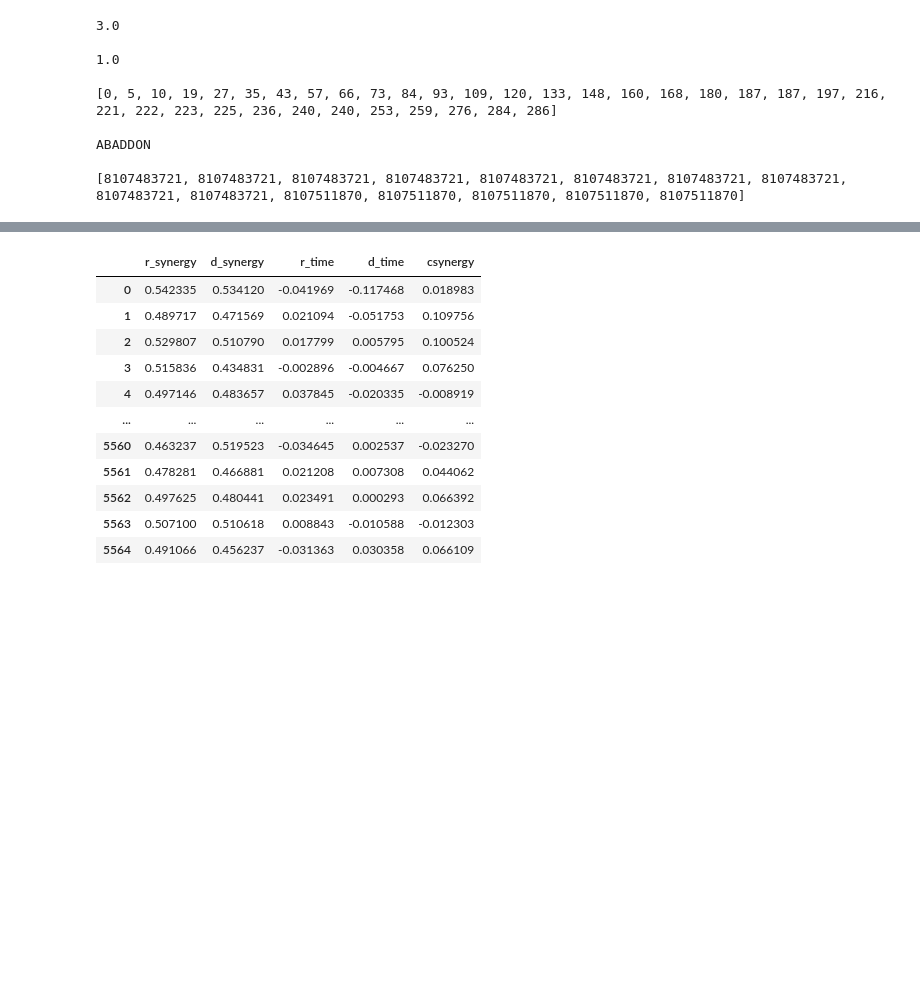
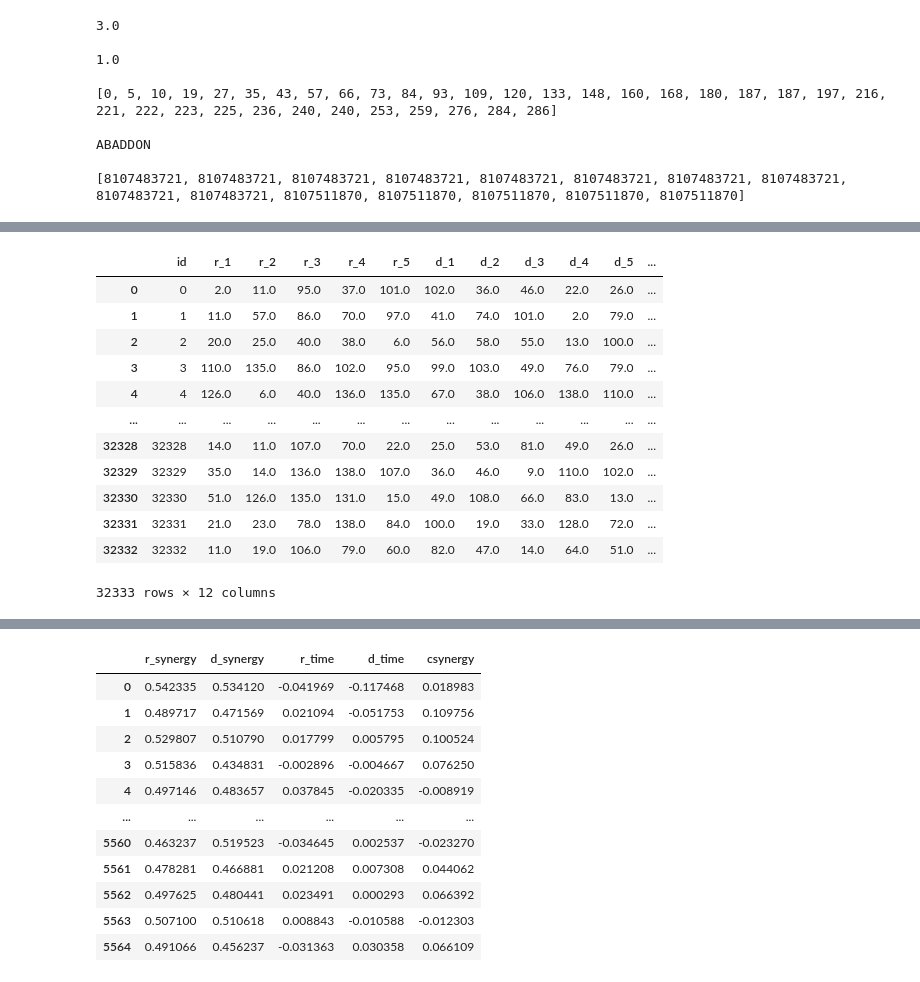
Before and after one commit to URODETC/dota_predictions-AI, a Jupyter notebook: dota_analytics.ipynb, the cells around one changed output, grey strips where cells are left out. Drawn from its saved outputs; the diff is of its cells as text; code cells hidden in the pictures; blank space fills up the shorter version.

```diff
--- a/dota_analytics.ipynb
+++ b/dota_analytics.ipynb
@@ -239,7 +272,27 @@ df = df.sort_index().drop(columns=['_grp','gold10'])
 # %%
 data = (df.assign(player_slot=df["player_slot"] +(df.groupby(["id", "player_slot"])
 .cumcount()+1))
 .pivot_table(index="id", columns="player_slot",values="hero_id"))
+hero_position = (
+    df.groupby('hero_id')['position']
+      .apply(list)
+      .to_dict()
+)
 data.columns = range(data.shape[1])
 data.columns = ['r_1','r_2','r_3','r_4','r_5','d_1','d_2','d_3','d_4','d_5']
 data = data.merge(df[['id', 'duration']].drop_duplicates(subset=['id']), on='id', how='left')
+data
+# %% [output]
+|  | id | r_1 | r_2 | r_3 | r_4 | r_5 | d_1 | d_2 | d_3 | d_4 | d_5 | ... |
+| 0 | 0 | 2.0 | 11.0 | 95.0 | 37.0 | 101.0 | 102.0 | 36.0 | 46.0 | 22.0 | 26.0 | ... |
+| 1 | 1 | 11.0 | 57.0 | 86.0 | 70.0 | 97.0 | 41.0 | 74.0 | 101.0 | 2.0 | 79.0 | ... |
+| 2 | 2 | 20.0 | 25.0 | 40.0 | 38.0 | 6.0 | 56.0 | 58.0 | 55.0 | 13.0 | 100.0 | ... |
+| 3 | 3 | 110.0 | 135.0 | 86.0 | 102.0 | 95.0 | 99.0 | 103.0 | 49.0 | 76.0 | 79.0 | ... |
+| 4 | 4 | 126.0 | 6.0 | 40.0 | 136.0 | 135.0 | 67.0 | 38.0 | 106.0 | 138.0 | 110.0 | ... |
+| ... | ... | ... | ... | ... | ... | ... | ... | ... | ... | ... | ... | ... |
+| 32328 | 32328 | 14.0 | 11.0 | 107.0 | 70.0 | 22.0 | 25.0 | 53.0 | 81.0 | 49.0 | 26.0 | ... |
+| 32329 | 32329 | 35.0 | 14.0 | 136.0 | 138.0 | 107.0 | 36.0 | 46.0 | 9.0 | 110.0 | 102.0 | ... |
+| 32330 | 32330 | 51.0 | 126.0 | 135.0 | 131.0 | 15.0 | 49.0 | 108.0 | 66.0 | 83.0 | 13.0 | ... |
+| 32331 | 32331 | 21.0 | 23.0 | 78.0 | 138.0 | 84.0 | 100.0 | 19.0 | 33.0 | 128.0 | 72.0 | ... |
+| 32332 | 32332 | 11.0 | 19.0 | 106.0 | 79.0 | 60.0 | 82.0 | 47.0 | 14.0 | 64.0 | 51.0 | ... |
+32333 rows × 12 columns
```
Also changed, not shown: parts of 13 cells of this notebook.
